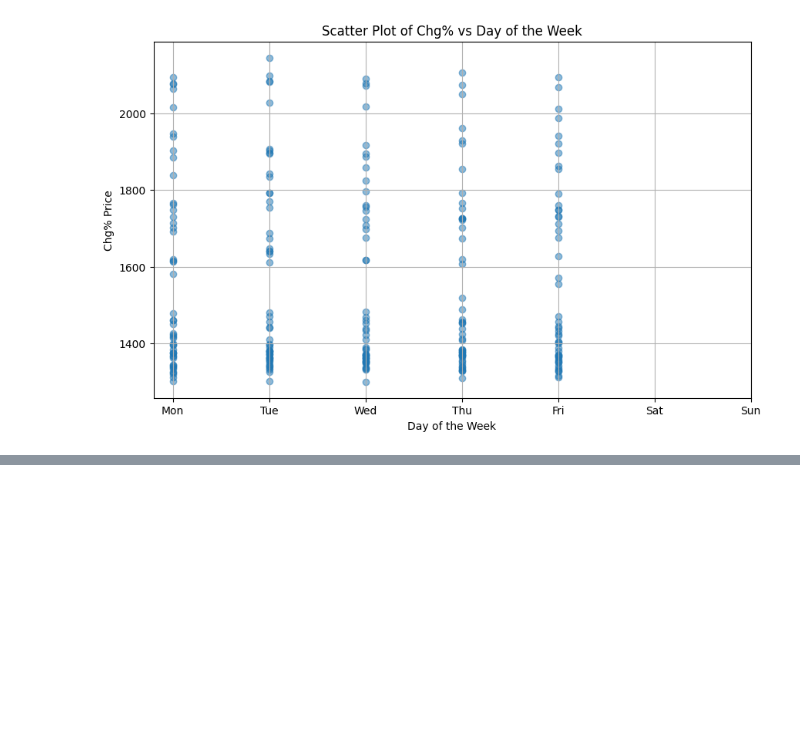
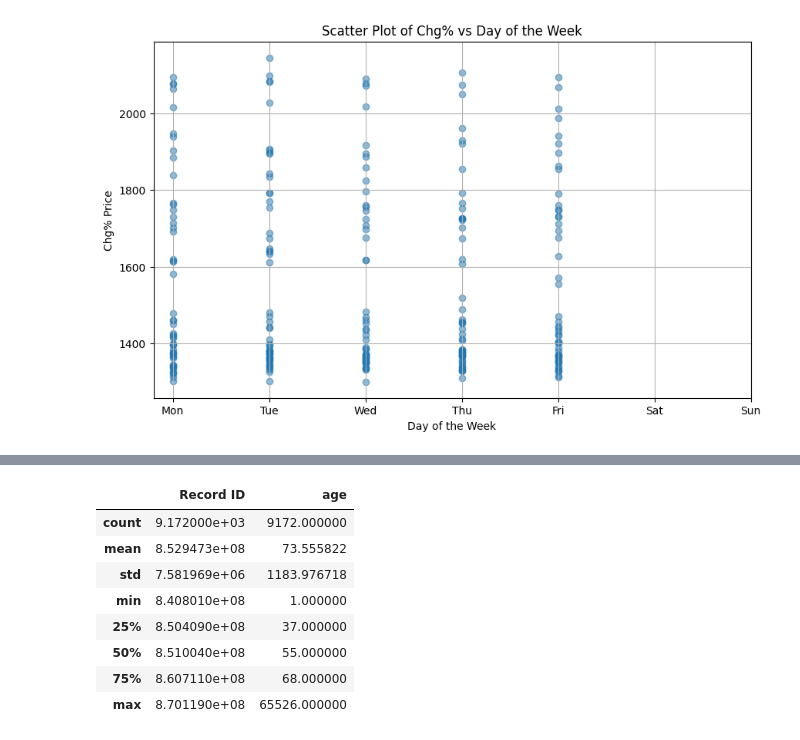
Before and after one commit to Arjun650/MachineLearning, a Jupyter notebook: Lab_02.ipynb, the cells around one changed output, grey strips where cells are left out. Cells and saved outputs as stored; diff of their text form; code cells hidden in the pictures; blank space fills up the shorter version.

```diff
--- a/Lab_02.ipynb
+++ b/Lab_02.ipynb
@@ -230,0 +281,12 @@ plt.show()
+# %%
+thyroid_df.describe()
+# %% [output]
+|  | Record ID | age |
+| count | 9.172000e+03 | 9172.000000 |
+| mean | 8.529473e+08 | 73.555822 |
+| std | 7.581969e+06 | 1183.976718 |
+| min | 8.408010e+08 | 1.000000 |
+| 25% | 8.504090e+08 | 37.000000 |
+| 50% | 8.510040e+08 | 55.000000 |
+| 75% | 8.607110e+08 | 68.000000 |
+| max | 8.701190e+08 | 65526.000000 |
```
Also changed, not shown: parts of 7 cells of this notebook.
